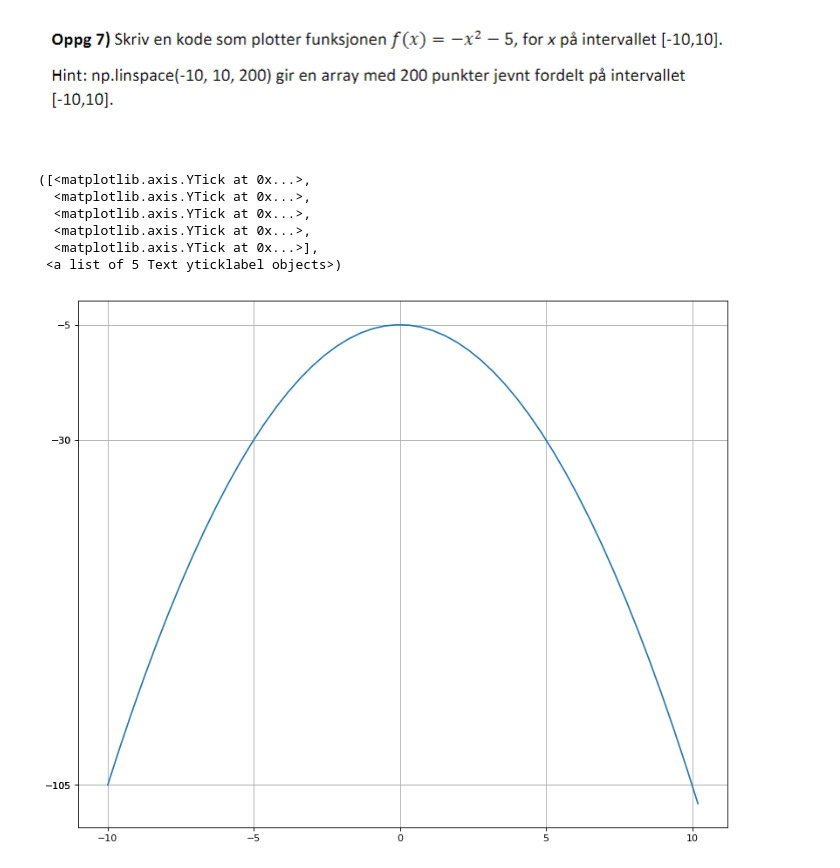
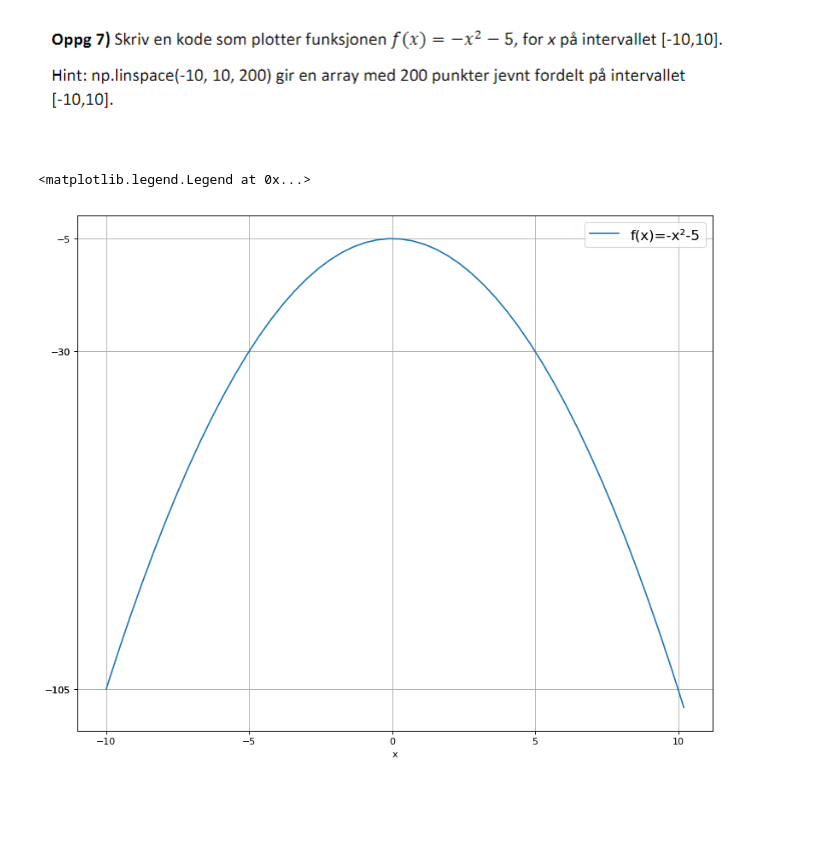
Before and after one commit to terjefj/PY1010-1-21H-Python-programmering-for-beregninger, a Jupyter notebook: Arbeidskrav 2/Arbeidskrav 2.ipynb, the cells around one changed output. Saved outputs shown, nothing was run; the diff lists cells and outputs as text; code cells hidden in the pictures; blank space fills up the shorter version.

```diff
--- a/Arbeidskrav 2/Arbeidskrav 2.ipynb
+++ b/Arbeidskrav 2/Arbeidskrav 2.ipynb
@@ -179,25 +177,29 @@ for x,y in zip(xarr,yarr):
 # %% [markdown]
 ![image.png](attachment:image.png)
 # %%
+
 import numpy as np
 import matplotlib.pyplot as plt
+#oppretter array med 200 punkter mellom x=-10 og 10
+xarr2=np.linspace(-10,10.200)
+#regner ut funksjonen f(x)=-x²-5 på x verdier i xarr
+yarr2=-1*xarr2**2-5
 
-xarr=np.linspace(-10,10.200)
-yarr=-1*xarr**2-5
+#merker på x akse og y akse
 xtick=np.linspace(-10,10,5)
 ytick=-1*xtick**2-5
+#plot størrelse
 plt.figure(figsize=(12, 10), dpi=80)
-plt.plot(xarr,yarr)
+
+#plotter f(x)=-x²-5 ϵ x=[-10,10]
+plt.plot(xarr2,yarr2)
+#tegner metadata til plott
 plt.grid()
 plt.xticks(xtick)
 plt.yticks(ytick)
 plt.xlabel("x")
 plt.xlabel("x")
+plt.legend(("f(x)=-x²-5",), loc="best",fontsize=15)
 # %% [output]
-([<matplotlib.axis.YTick at 0x...>,
-  <matplotlib.axis.YTick at 0x...>,
-  <matplotlib.axis.YTick at 0x...>,
-  <matplotlib.axis.YTick at 0x...>,
-  <matplotlib.axis.YTick at 0x...>],
- <a list of 5 Text yticklabel objects>)
+<matplotlib.legend.Legend at 0x...>
-[figure, old version]
+[figure, new version]
```
Also changed, not shown: parts of 8 cells of this notebook.
